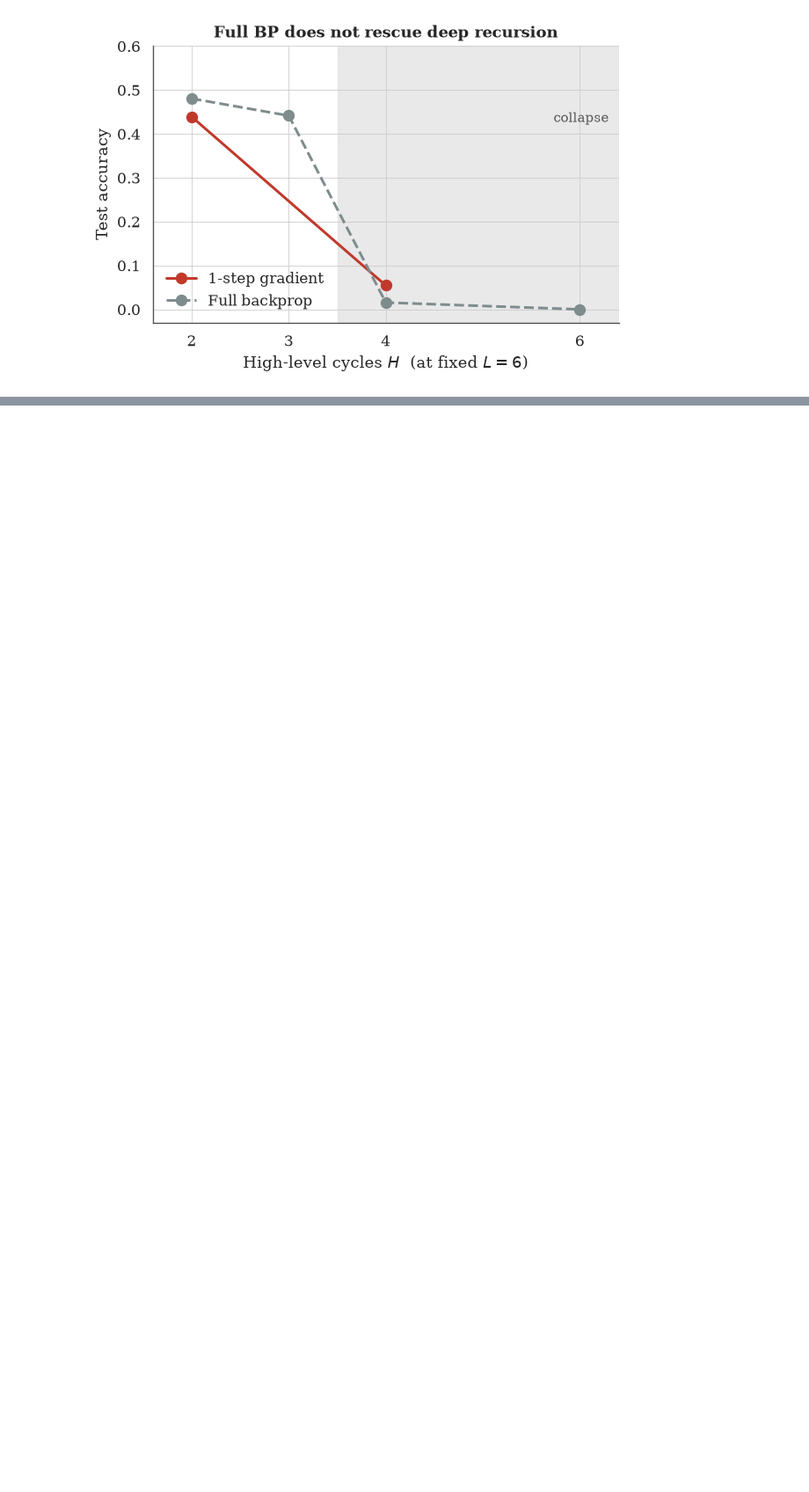
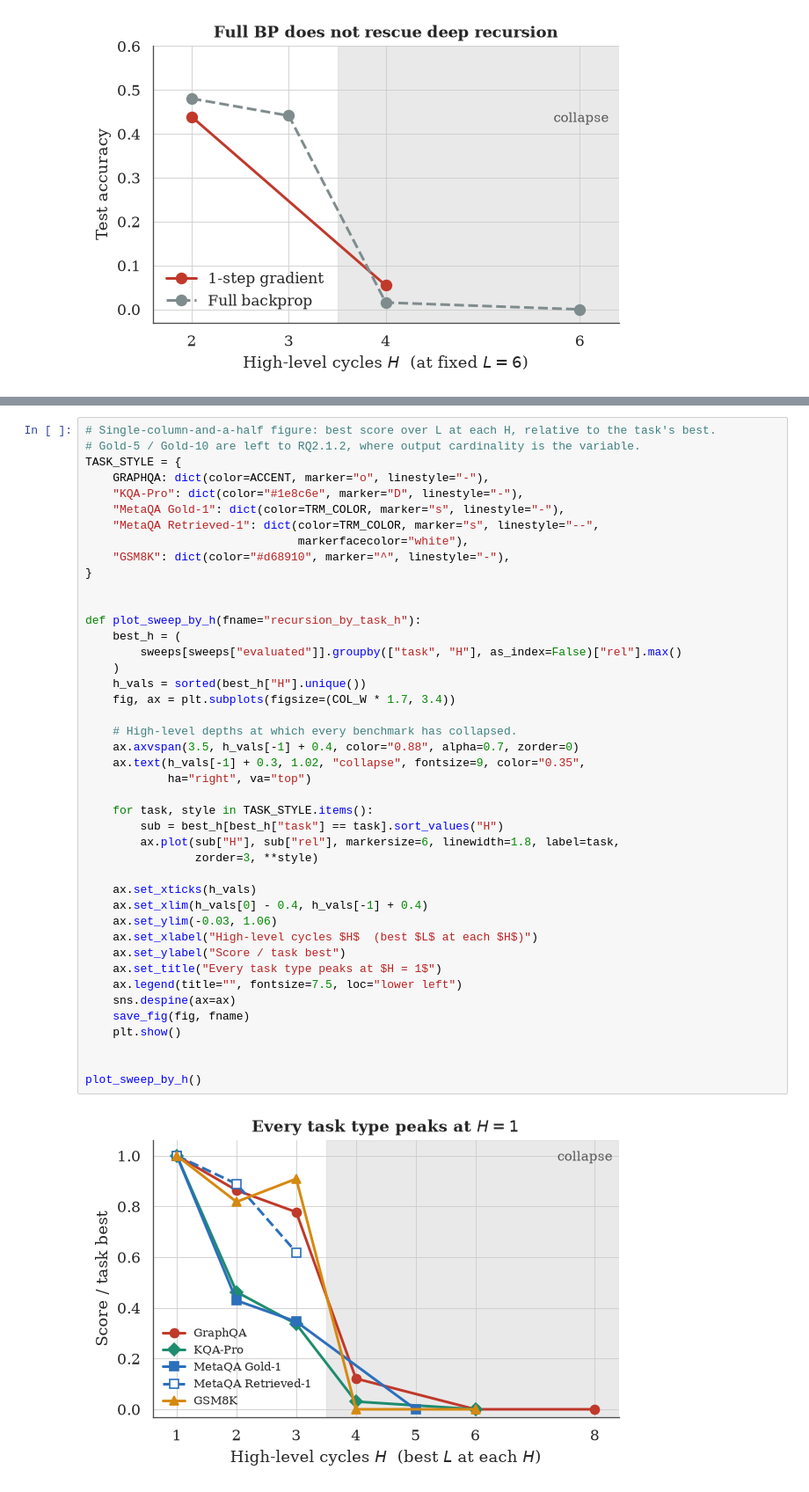
Before and after one commit to MariusAAROS/HRM-Text-for-Graphs, a Jupyter notebook: report/paper_results.ipynb, the cells around one changed output, grey strips where cells are left out. Shown at 88% size. Drawn from its saved outputs; the diff is of its cells as text; blank space fills up the shorter version.

```diff
--- a/report/paper_results.ipynb
+++ b/report/paper_results.ipynb
@@ -831,0 +1023,45 @@ cycles serve internal deliberation or output construction.
+# %%
+# Single-column-and-a-half figure: best score over L at each H, relative to the task's best.
+# Gold-5 / Gold-10 are left to RQ2.1.2, where output cardinality is the variable.
+TASK_STYLE = {
+    GRAPHQA: dict(color=ACCENT, marker="o", linestyle="-"),
+    "KQA-Pro": dict(color="#1e8c6e", marker="D", linestyle="-"),
+    "MetaQA Gold-1": dict(color=TRM_COLOR, marker="s", linestyle="-"),
+    "MetaQA Retrieved-1": dict(color=TRM_COLOR, marker="s", linestyle="--",
+                               markerfacecolor="white"),
+    "GSM8K": dict(color="#d68910", marker="^", linestyle="-"),
+}
+
+
+def plot_sweep_by_h(fname="recursion_by_task_h"):
+    best_h = (
+        sweeps[sweeps["evaluated"]].groupby(["task", "H"], as_index=False)["rel"].max()
+    )
+    h_vals = sorted(best_h["H"].unique())
+    fig, ax = plt.subplots(figsize=(COL_W * 1.7, 3.4))
+
+    # High-level depths at which every benchmark has collapsed.
+    ax.axvspan(3.5, h_vals[-1] + 0.4, color="0.88", alpha=0.7, zorder=0)
+    ax.text(h_vals[-1] + 0.3, 1.02, "collapse", fontsize=9, color="0.35",
+            ha="right", va="top")
+
+    for task, style in TASK_STYLE.items():
+        sub = best_h[best_h["task"] == task].sort_values("H")
+        ax.plot(sub["H"], sub["rel"], markersize=6, linewidth=1.8, label=task,
+                zorder=3, **style)
+
+    ax.set_xticks(h_vals)
+    ax.set_xlim(h_vals[0] - 0.4, h_vals[-1] + 0.4)
+    ax.set_ylim(-0.03, 1.06)
+    ax.set_xlabel("High-level cycles $H$  (best $L$ at each $H$)")
+    ax.set_ylabel("Score / task best")
+    ax.set_title("Every task type peaks at $H = 1$")
+    ax.legend(title="", fontsize=7.5, loc="lower left")
+    sns.despine(ax=ax)
+    save_fig(fig, fname)
+    plt.show()
+
+
+plot_sweep_by_h()
+# %% [output]
+[figure, added]
```
Also changed, not shown: parts of 15 cells of this notebook, 8 other files.
